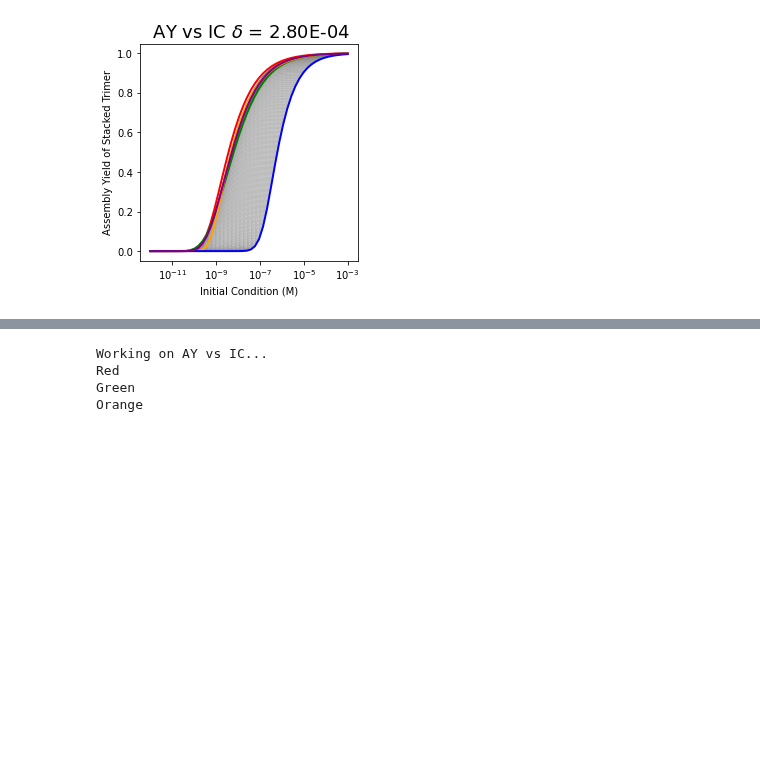
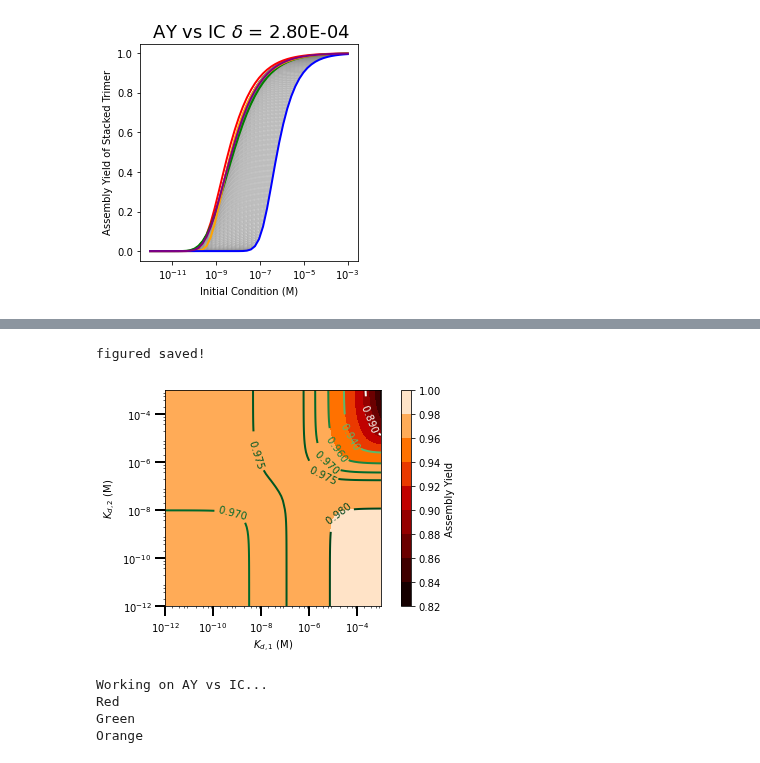
Before and after one commit to llagunes-324B21/Persephone_SR, a Jupyter notebook: 2023/April_2023/LL_SR_04_2023.ipynb, the cells around one changed output, grey strips where cells are left out. Drawn from its saved outputs; the diff is of its cells as text; code cells hidden in the pictures; blank space fills up the shorter version.

Commit message:
in vivo heatmap plot

```diff
--- a/2023/April_2023/LL_SR_04_2023.ipynb
+++ b/2023/April_2023/LL_SR_04_2023.ipynb
@@ -728,3 +680,53 @@ Done will all pts!
+# %%
+# ---------------------------------------------------
+# --- Plot AY vs Kd1 vs Kd2 HEATMAP w contours ---
+# ---------------------------------------------------
+
+AYmatPlt=kd1_kd2_AY_mat
+
+fig, ax = plt.subplots()
+# im = ax.imshow(AYmatPlt)
+CS = ax.contourf(allKd2, allKd1, AYmatPlt,cmap=plt.cm.gist_heat)
+
+cbar = fig.colorbar(CS)
+cbar.ax.set_ylabel('Assembly Yield')
+
+ax.set_xscale('log')
+ax.set_yscale('log')
+ax.set_aspect('equal')
+
+# get ticks on log scale
+ax.tick_params(axis="x", direction="out", length=10, width=2, color="black")
+ax.tick_params(axis="y", direction="out", length=10, width=2, color="black")
+
+locmin = matplotlib.ticker.LogLocator(base=10.0,subs=(0.2,0.4,0.6,0.8),numticks=12)
+ax.xaxis.set_minor_locator(locmin); ax.yaxis.set_minor_locator(locmin)
+ax.yaxis.set_minor_formatter(matplotlib.ticker.NullFormatter())
+
+ax.set_xlabel('$K_{d,1}$ (M)', fontsize=10)
+ax.set_ylabel('$K_{d,2}$ (M)', fontsize=10)
+
+#levels = [0.1, 0.3, 0.5, 0.7, 0.75, 0.8]
+levels = [0.89, 0.94, 0.96, 0.97,0.975, 0.98]
+
+CS = ax.contour(allKd2, allKd1, AYmatPlt, levels,
+                origin ='lower',
+                cmap ='Greens',
+                linewidths = 2,
+                extent =(-1, 1, -1, 1))
+
+ax.clabel(CS, levels,
+          inline = 1,
+          fmt ='% 1.3f',
+          fontsize = 10)
+
+# --- save plot ---
+plt.tight_layout()
+plt.savefig('LL_SR_heatmap_AYvsKd1vsKd2_synthDeg_contours_'+today+'.eps')
+print("figured saved!")
+# %% [output]
+figured saved!
+[figure, added]
 # %%
 # ---------------------------------------------------
 # --- AY vs IC no synth/deg---
```
Also changed, not shown: parts of 2 cells of this notebook.
